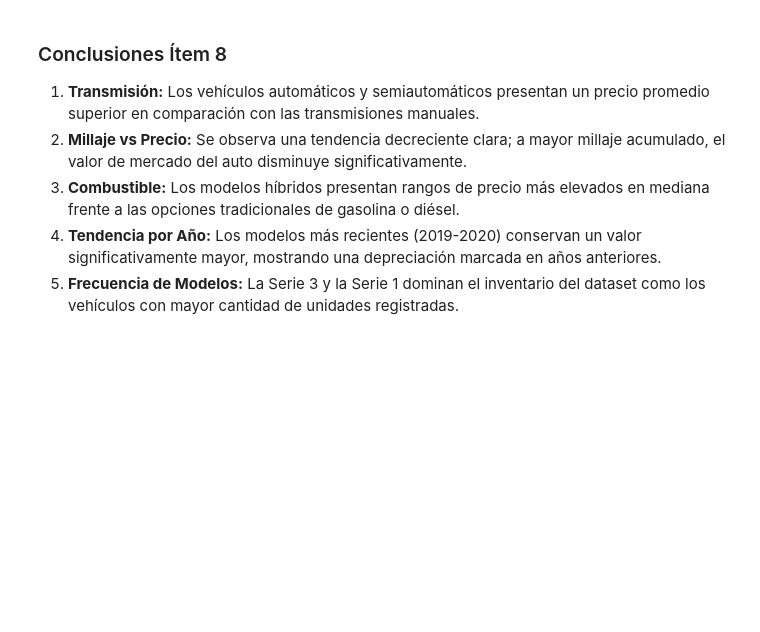
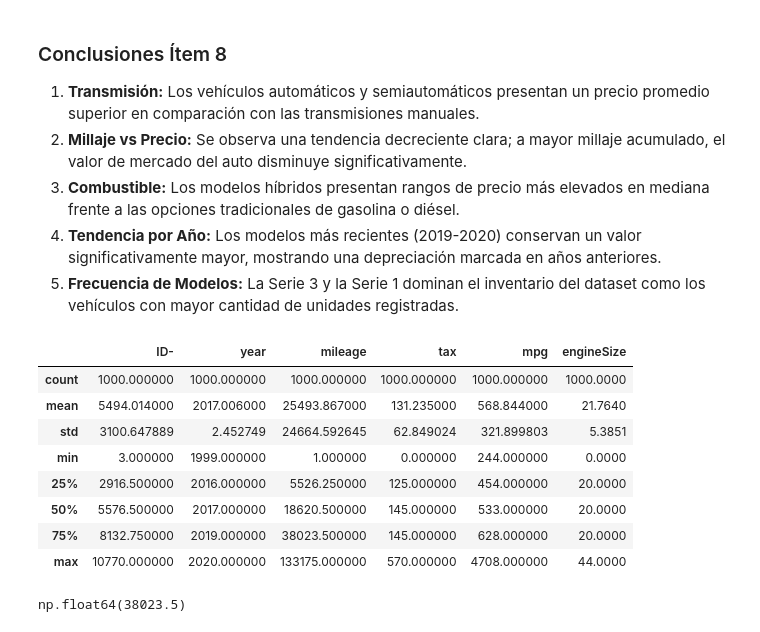
Before and after one commit to sanju2224/PF_progra_rodriguez_morales, a Jupyter notebook: cuadernos/parte_santiago_rodriguez.ipynb, the cells around one changed output. Drawn from its saved outputs; the diff is of its cells as text; code cells hidden in the pictures; blank space fills up the shorter version.

```diff
--- a/cuadernos/parte_santiago_rodriguez.ipynb
+++ b/cuadernos/parte_santiago_rodriguez.ipynb
@@ -103,3 +103,19 @@ plt.show()
 3. **Combustible:** Los modelos híbridos presentan rangos de precio más elevados en mediana frente a las opciones tradicionales de gasolina o diésel.
 4. **Tendencia por Año:** Los modelos más recientes (2019-2020) conservan un valor significativamente mayor, mostrando una depreciación marcada en años anteriores.
 5. **Frecuencia de Modelos:** La Serie 3 y la Serie 1 dominan el inventario del dataset como los vehículos con mayor cantidad de unidades registradas.
+# %%
+df.describe()
+# %% [output]
+|  | ID- | year | mileage | tax | mpg | engineSize |
+| count | 1000.000000 | 1000.000000 | 1000.000000 | 1000.000000 | 1000.000000 | 1000.0000 |
+| mean | 5494.014000 | 2017.006000 | 25493.867000 | 131.235000 | 568.844000 | 21.7640 |
+| std | 3100.647889 | 2.452749 | 24664.592645 | 62.849024 | 321.899803 | 5.3851 |
+| min | 3.000000 | 1999.000000 | 1.000000 | 0.000000 | 244.000000 | 0.0000 |
+| 25% | 2916.500000 | 2016.000000 | 5526.250000 | 125.000000 | 454.000000 | 20.0000 |
+| 50% | 5576.500000 | 2017.000000 | 18620.500000 | 145.000000 | 533.000000 | 20.0000 |
+| 75% | 8132.750000 | 2019.000000 | 38023.500000 | 145.000000 | 628.000000 | 20.0000 |
+| max | 10770.000000 | 2020.000000 | 133175.000000 | 570.000000 | 4708.000000 | 44.0000 |
+# %%
+df["mileage"].quantile(0.75)
+# %% [output]
+np.float64(38023.5)
```
Also changed, not shown: 1 other file.
